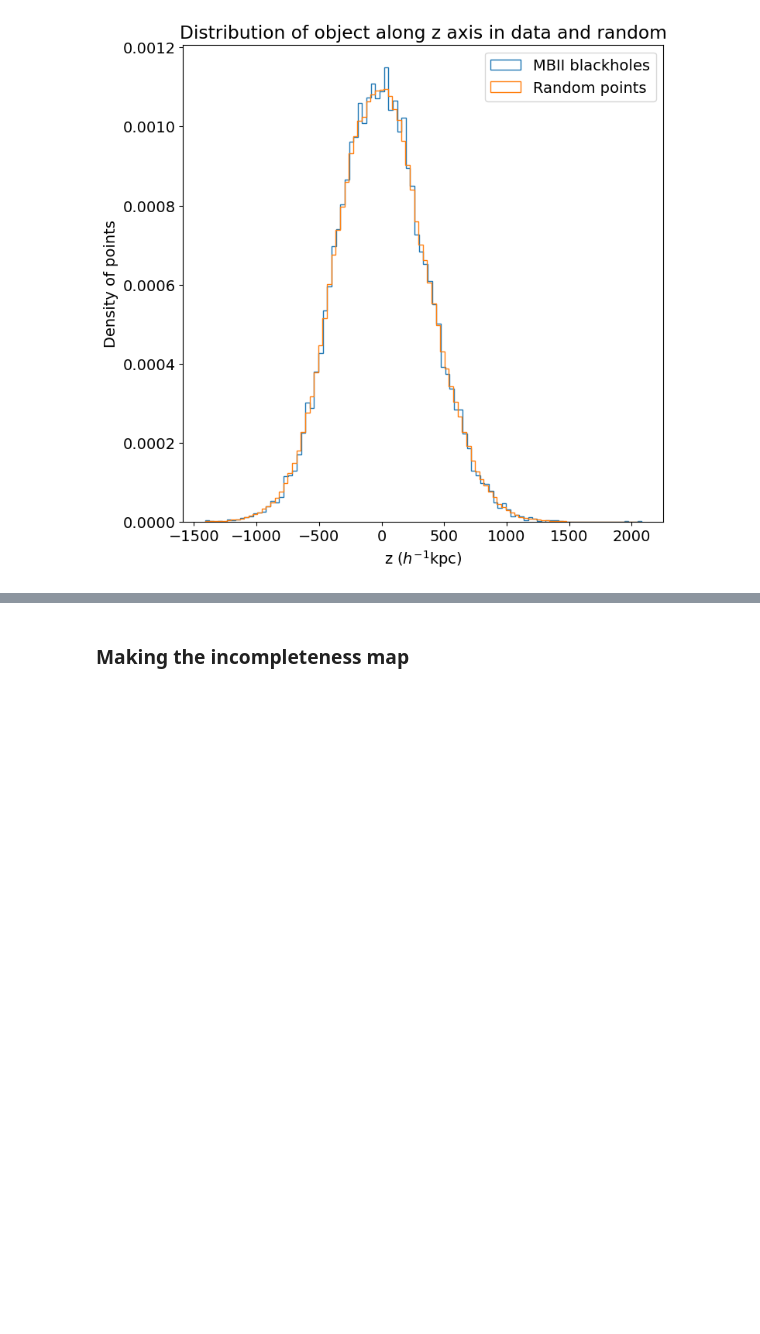
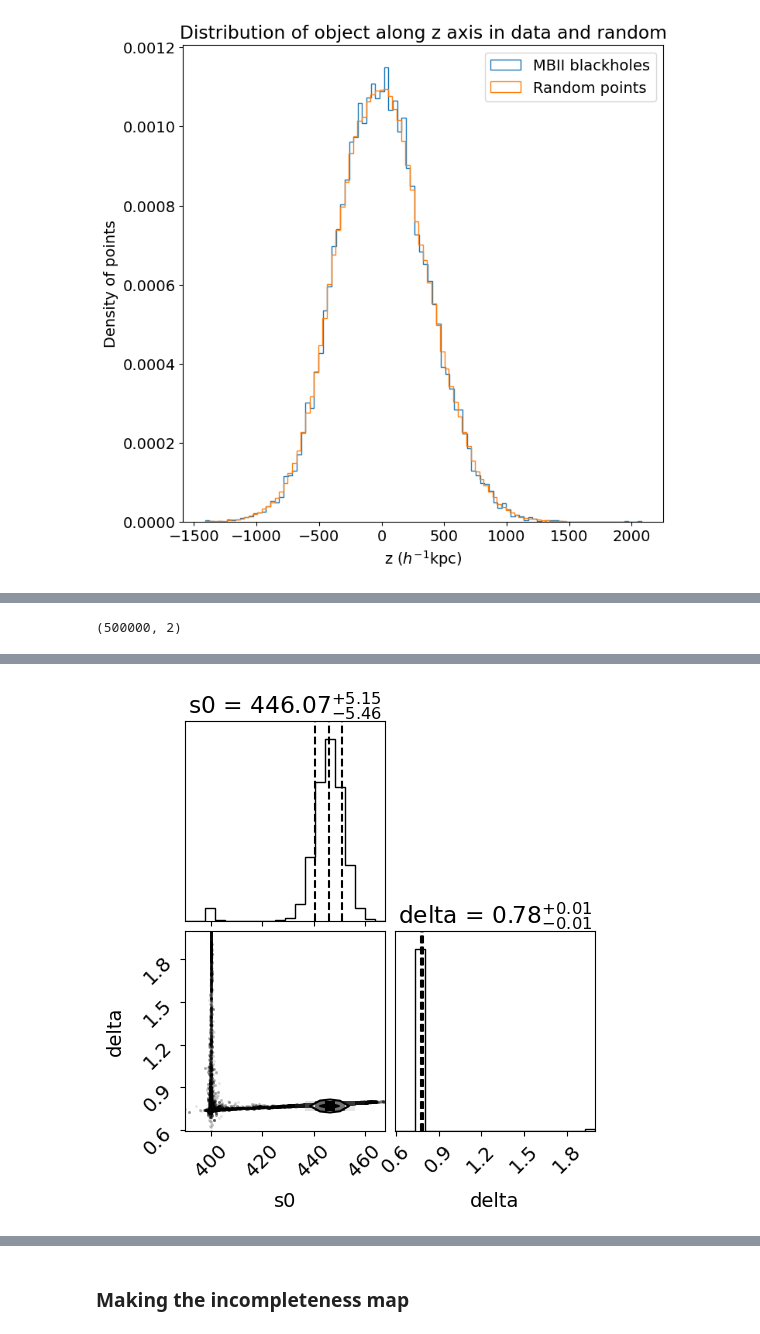
Before and after one commit to VibinRam/DP2, a Jupyter notebook: Codes/Clustering_simulation/MBIIdatacorr.ipynb, the cells around one changed output, grey strips where cells are left out. Drawn from its saved outputs; the diff is of its cells as text; code cells hidden in the pictures; blank space fills up the shorter version.

```diff
--- a/Codes/Clustering_simulation/MBIIdatacorr.ipynb
+++ b/Codes/Clustering_simulation/MBIIdatacorr.ipynb
@@ -269,0 +287,29 @@ for i in range(len(bin_mids)):
+# %%
+import emcee
+import matplotlib as mpl
+
+initial = np.array([400, 2.0])
+ndim = len(initial)
+
+nwalkers = 100
+
+data = (bin_mids[cutoff:], LandSzal2pcf[cutoff:], pois_err[cutoff:])
+
+p0 = [np.array(initial) + 1e-7 * np.random.randn(ndim) for i in range(nwalkers)]
+
+sampler = emcee.EnsembleSampler(nwalkers, ndim, lnprob, args=data)
+sampler.run_mcmc(p0, 1000);
+sampler.reset()
+
+sampler.run_mcmc(p0, 5000);
+
+samples = sampler.flatchain
+print(samples.shape)
+
+import corner
+mpl.rcParams['font.size'] = 14
+labels = ['s0', 'delta']
+fig = corner.corner(samples, show_titles=True, labels=labels, plot_datapoints=True, quantiles=[0.16, 0.5, 0.84])
+plt.show()
+# %% [output]
+(500000, 2)
@@ -269,0 +317 @@ for i in range(len(bin_mids)):
+[figure, added]
```
Also changed, not shown: parts of 34 cells of this notebook, 24 other files.
